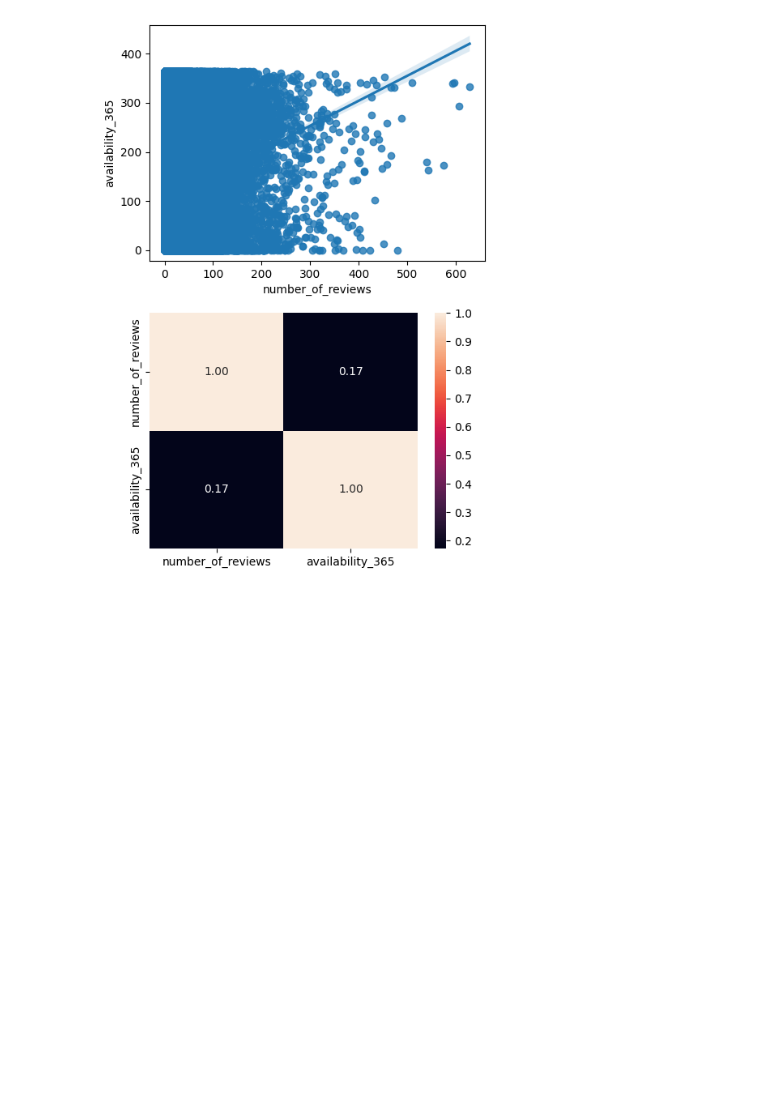
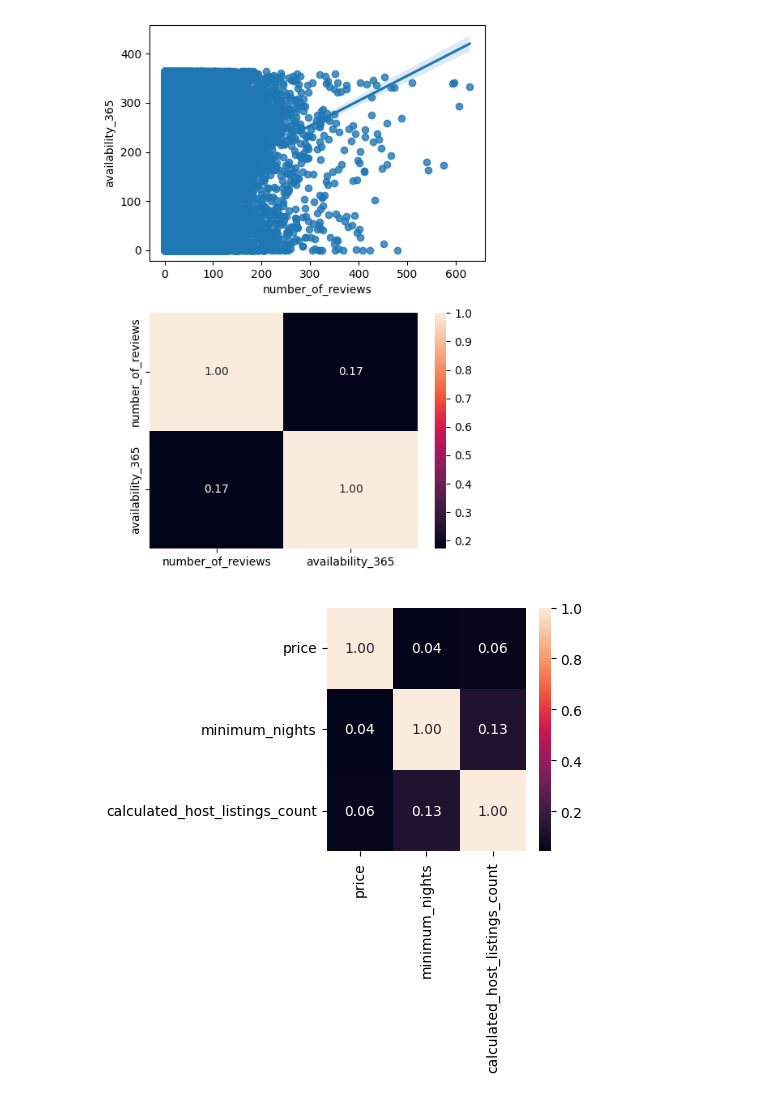
Before and after one commit to leandro-reguero/EDA-project, a Jupyter notebook: src/explore.ipynb, the cells around one changed output. Cells and saved outputs as stored; diff of their text form; code cells hidden in the pictures; blank space fills up the shorter version.

```diff
--- a/src/explore.ipynb
+++ b/src/explore.ipynb
@@ -329,3 +329,13 @@ plt.tight_layout()
 plt.show()
 # %% [output]
 [figure]
+# %%
+fig, axis = plt.subplots(figsize = (5, 5))
+
+sns.heatmap(df[["price", "minimum_nights", "calculated_host_listings_count"]].corr(), annot = True, fmt = ".2f")
+
+plt.tight_layout()
+
+plt.show()
+# %% [output]
+[figure, added]
```
Also changed, not shown: 1 other file.
